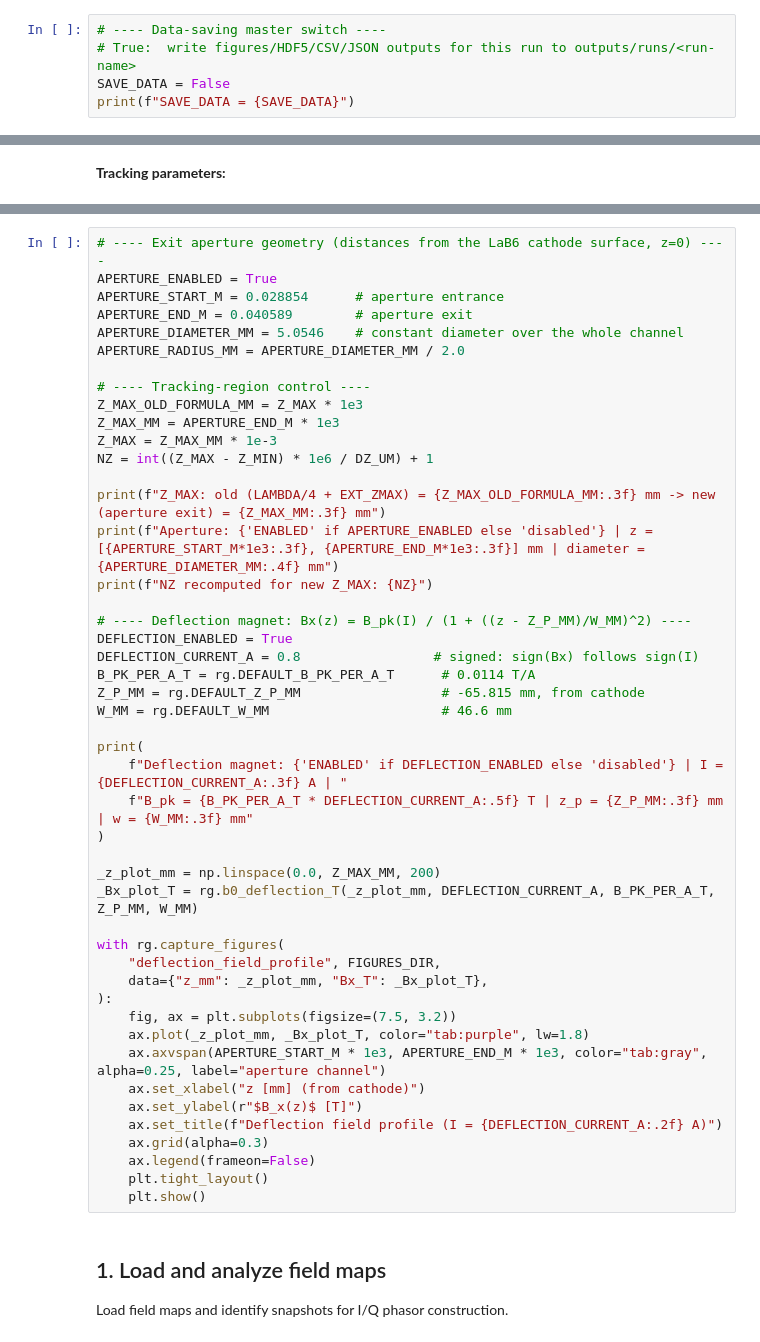
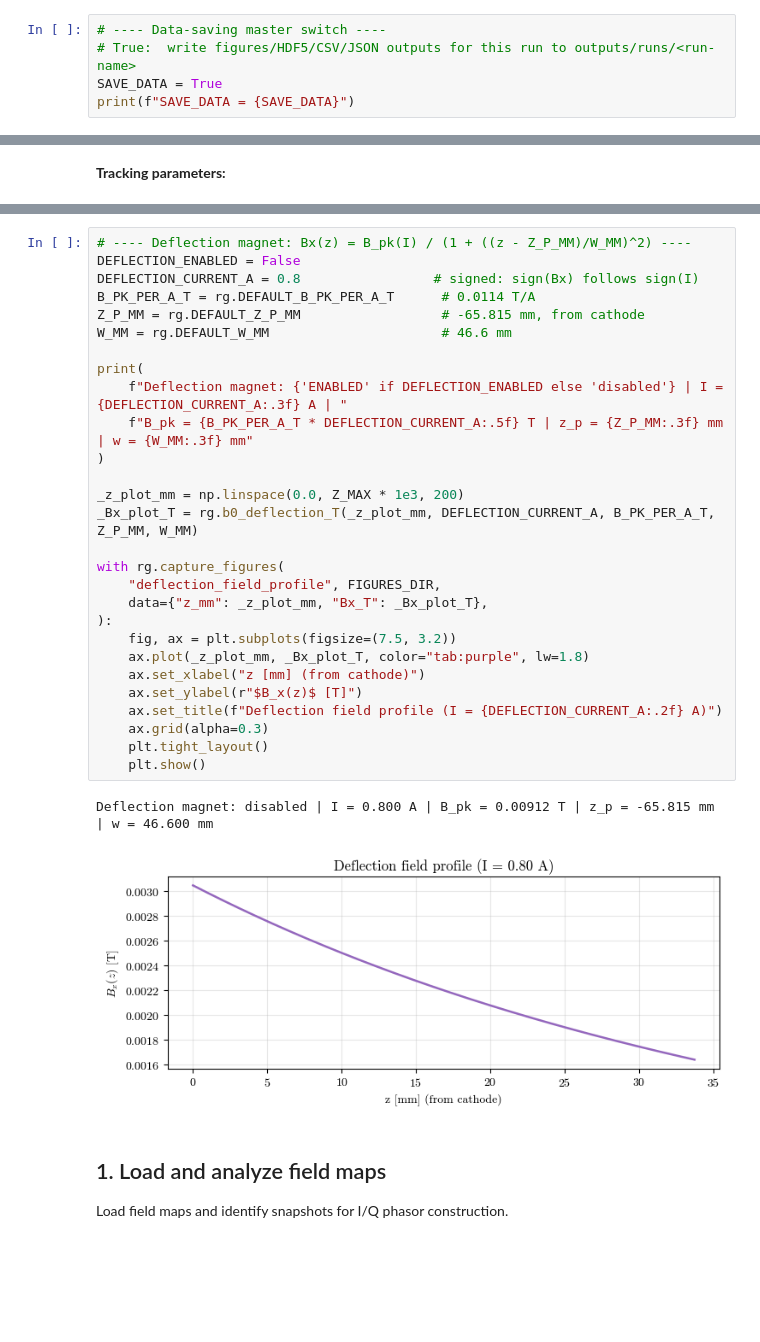
Before and after one commit to Ioniels/RF-TRACK_UH_ThermionicRFgun, a Jupyter notebook: UH_gun_tracking_demo.ipynb, the cells around one changed output, grey strips where cells are left out. Cells and saved outputs as stored; diff of their text form; blank space fills up the shorter version.

```diff
--- a/UH_gun_tracking_demo.ipynb
+++ b/UH_gun_tracking_demo.ipynb
@@ -46,5 +64,5 @@ print(
 # %%
 # ---- Data-saving master switch ----
 # True:  write figures/HDF5/CSV/JSON outputs for this run to outputs/runs/<run-name>
-SAVE_DATA = False
+SAVE_DATA = True
 print(f"SAVE_DATA = {SAVE_DATA}")
@@ -225,50 +274,34 @@ else:
 # %%
-# ---- Exit aperture geometry (distances from the LaB6 cathode surface, z=0) ----
-APERTURE_ENABLED = True
-APERTURE_START_M = 0.028854      # aperture entrance
-APERTURE_END_M = 0.040589        # aperture exit
-APERTURE_DIAMETER_MM = 5.0546    # constant diameter over the whole channel
-APERTURE_RADIUS_MM = APERTURE_DIAMETER_MM / 2.0
-
-# ---- Tracking-region control ----
-Z_MAX_OLD_FORMULA_MM = Z_MAX * 1e3
-Z_MAX_MM = APERTURE_END_M * 1e3
-Z_MAX = Z_MAX_MM * 1e-3
-NZ = int((Z_MAX - Z_MIN) * 1e6 / DZ_UM) + 1
-
-print(f"Z_MAX: old (LAMBDA/4 + EXT_ZMAX) = {Z_MAX_OLD_FORMULA_MM:.3f} mm -> new (aperture exit) = {Z_MAX_MM:.3f} mm")
-print(f"Aperture: {'ENABLED' if APERTURE_ENABLED else 'disabled'} | z = [{APERTURE_START_M*1e3:.3f}, {APERTURE_END_M*1e3:.3f}] mm | diameter = {APERTURE_DIAMETER_MM:.4f} mm")
-print(f"NZ recomputed for new Z_MAX: {NZ}")
-
 # ---- Deflection magnet: Bx(z) = B_pk(I) / (1 + ((z - Z_P_MM)/W_MM)^2) ----
-DEFLECTION_ENABLED = True
+DEFLECTION_ENABLED = False
 DEFLECTION_CURRENT_A = 0.8                 # signed: sign(Bx) follows sign(I)
 B_PK_PER_A_T = rg.DEFAULT_B_PK_PER_A_T      # 0.0114 T/A
 Z_P_MM = rg.DEFAULT_Z_P_MM                  # -65.815 mm, from cathode
 W_MM = rg.DEFAULT_W_MM                      # 46.6 mm
 
 print(
     f"Deflection magnet: {'ENABLED' if DEFLECTION_ENABLED else 'disabled'} | I = {DEFLECTION_CURRENT_A:.3f} A | "
     f"B_pk = {B_PK_PER_A_T * DEFLECTION_CURRENT_A:.5f} T | z_p = {Z_P_MM:.3f} mm | w = {W_MM:.3f} mm"
 )
 
-_z_plot_mm = np.linspace(0.0, Z_MAX_MM, 200)
+_z_plot_mm = np.linspace(0.0, Z_MAX * 1e3, 200)
 _Bx_plot_T = rg.b0_deflection_T(_z_plot_mm, DEFLECTION_CURRENT_A, B_PK_PER_A_T, Z_P_MM, W_MM)
 
 with rg.capture_figures(
     "deflection_field_profile", FIGURES_DIR,
     data={"z_mm": _z_plot_mm, "Bx_T": _Bx_plot_T},
 ):
     fig, ax = plt.subplots(figsize=(7.5, 3.2))
     ax.plot(_z_plot_mm, _Bx_plot_T, color="tab:purple", lw=1.8)
-    ax.axvspan(APERTURE_START_M * 1e3, APERTURE_END_M * 1e3, color="tab:gray", alpha=0.25, label="aperture channel")
     ax.set_xlabel("z [mm] (from cathode)")
     ax.set_ylabel(r"$B_x(z)$ [T]")
     ax.set_title(f"Deflection field profile (I = {DEFLECTION_CURRENT_A:.2f} A)")
     ax.grid(alpha=0.3)
-    ax.legend(frameon=False)
     plt.tight_layout()
     plt.show()
+# %% [output]
+Deflection magnet: disabled | I = 0.800 A | B_pk = 0.00912 T | z_p = -65.815 mm | w = 46.600 mm
+[figure, added]
 # %% [markdown]
 ## 1. Load and analyze field maps
 
```
Also changed, not shown: parts of 24 cells of this notebook, 18 other files.
